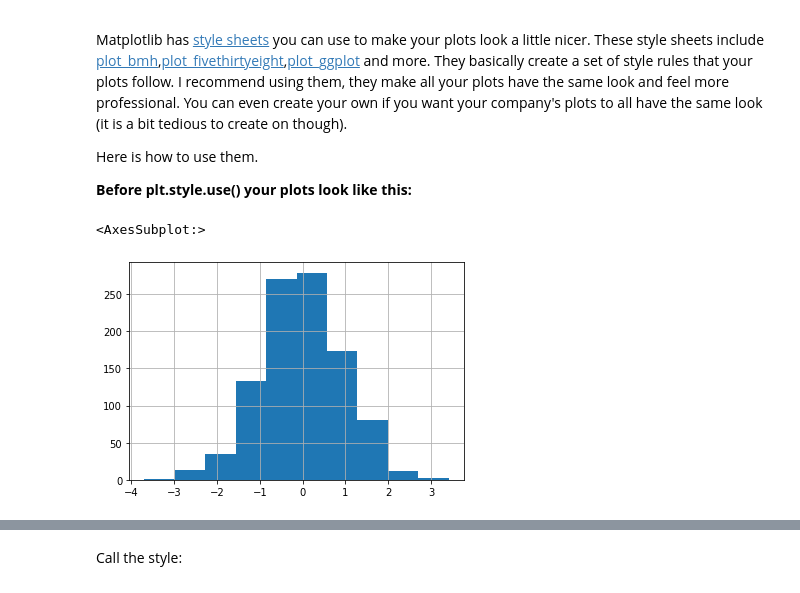
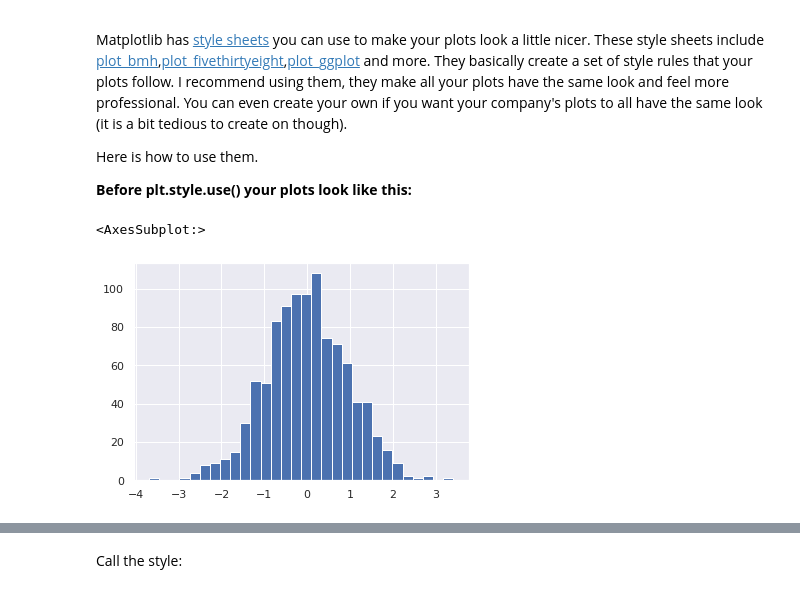
Before and after one commit to jmacedo91/Python-for-Data-Science-and-Machine-Learning-Bootcamp, a Jupyter notebook: 07-Pandas-Built-in-Data-Viz/01-Pandas Built-in Data Visualization.ipynb, the cells around one changed output, grey strips where cells are left out. Cells and saved outputs as stored; diff of their text form; code cells hidden in the pictures.

Commit message:
Pandas Built-in Data Visualization 📊

```diff
--- a/07-Pandas-Built-in-Data-Viz/01-Pandas Built-in Data Visualization.ipynb
+++ b/07-Pandas-Built-in-Data-Viz/01-Pandas Built-in Data Visualization.ipynb
@@ -15,6 +15,8 @@ Let's take a look!
 # %%
 import numpy as np
 import pandas as pd
+import seaborn as sns
+sns.set_theme()
 %matplotlib inline
 # %% [markdown]
 ## The Data
@@ -32,7 +52,7 @@ Here is how to use them.
 
 **Before plt.style.use() your plots look like this:**
 # %%
-df1['A'].hist()
+df1['A'].hist(bins=30)
 # %% [output]
 <AxesSubplot:>
-[figure, old version]
+[figure, new version]
```
Also changed, not shown: parts of 21 cells of this notebook.
